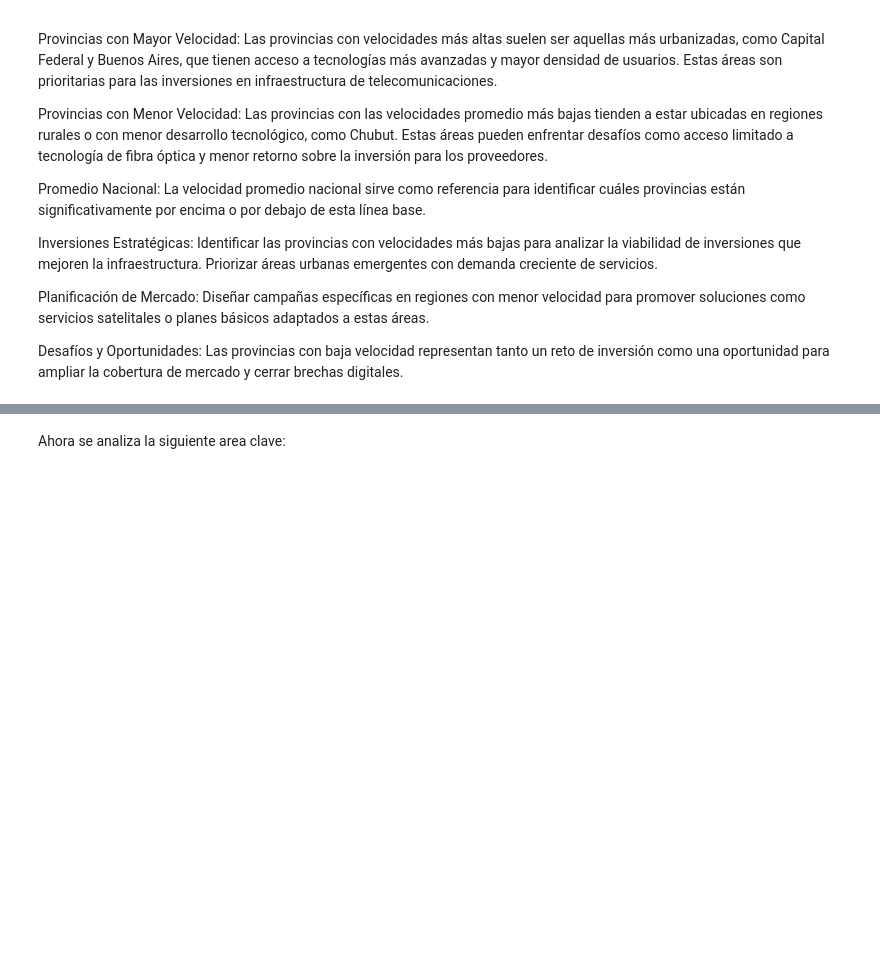
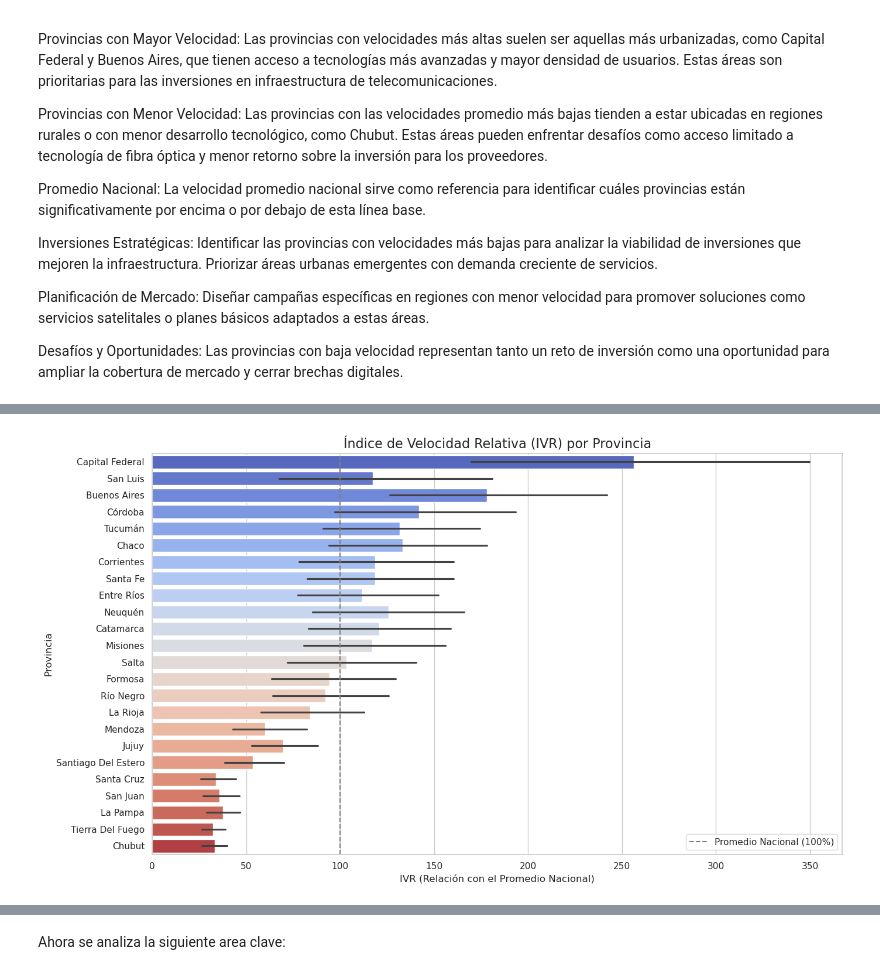
Before and after one commit to carladanie11/DataScienceProyecto2, a Jupyter notebook: notebooks/eda.ipynb, the cells around one changed output, grey strips where cells are left out. Saved outputs shown, nothing was run; the diff lists cells and outputs as text; code cells hidden in the pictures; blank space fills up the shorter version.

```diff
--- a/notebooks/eda.ipynb
+++ b/notebooks/eda.ipynb
@@ -675,0 +704,8 @@ Las velocidades reflejan un rango lógico, ya que el mínimo es 3.46 Mbps (esper
+# %%
+import pandas as pd
+
+# Cargar el archivo CSV
+velocidad_por_prov = pd.read_csv("Velocidad_por_provincia_limpio.csv")
+
+# Verificar la estructura del DataFrame
+print(velocidad_por_prov.head())
@@ -675,0 +739,43 @@ Las velocidades reflejan un rango lógico, ya que el mínimo es 3.46 Mbps (esper
+# %%
+import pandas as pd
+import matplotlib.pyplot as plt
+import seaborn as sns
+
+# Calcular la velocidad promedio nacional
+velocidad_promedio_nacional = velocidad_por_prov['Mbps (Media de bajada)'].mean()
+
+# Agregar una nueva columna al DataFrame con el KPI (Índice de Velocidad Relativa - IVR)
+velocidad_por_prov['IVR'] = (velocidad_por_prov['Mbps (Media de bajada)'] / velocidad_promedio_nacional) * 100
+
+# Ordenar el DataFrame por IVR para mejor visualización
+velocidad_por_prov_sorted = velocidad_por_prov.sort_values(by='IVR', ascending=False)
+
+# Configuración del gráfico
+sns.set(style="whitegrid", palette="pastel")
+plt.figure(figsize=(14, 8))
+
+# Crear gráfico de barras
+sns.barplot(
+    x='IVR',
+    y='Provincia',
+    data=velocidad_por_prov_sorted,
+    hue='Provincia',  # Asignar 'Provincia' a hue para usar la paleta
+    palette="coolwarm",
+    orient='h',
+    legend=False  # Desactivar la leyenda si no es necesaria
+)
+
+# Agregar línea del promedio nacional
+plt.axvline(100, color='gray', linestyle='--', label='Promedio Nacional (100%)')
+
+# Personalizar etiquetas y título
+plt.title("Índice de Velocidad Relativa (IVR) por Provincia", fontsize=16)
+plt.xlabel("IVR (Relación con el Promedio Nacional)", fontsize=12)
+plt.ylabel("Provincia", fontsize=12)
+plt.legend(loc='lower right')
+plt.tight_layout()
+
+# Mostrar el gráfico
+plt.show()
+# %% [output]
+[figure, added]
```
Also changed, not shown: parts of 38 cells of this notebook, 2 other files.
